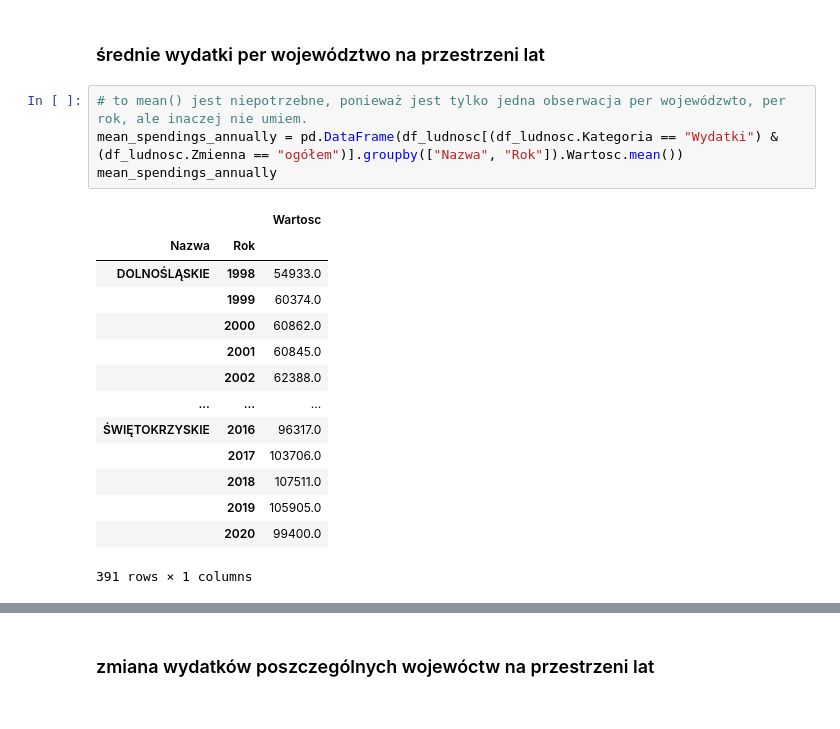
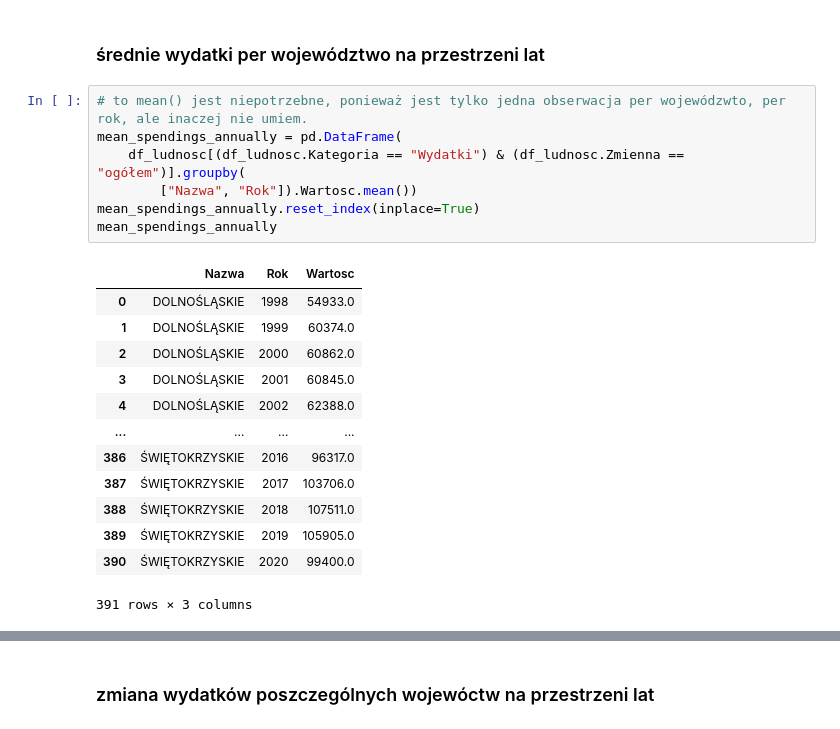
Before and after one commit to pjatk-boys/Projekt_EWD, a Jupyter notebook: notebooks/1_overview.ipynb, the cells around one changed output, grey strips where cells are left out. Saved outputs shown, nothing was run; the diff lists cells and outputs as text.

```diff
--- a/notebooks/1_overview.ipynb
+++ b/notebooks/1_overview.ipynb
@@ -221,20 +250,22 @@ df_ludnosc[(df_ludnosc.Kategoria == "Wydatki") & (df_ludnosc.Zmienna == "ogółe
 ### średnie wydatki per województwo na przestrzeni lat
 # %%
 # to mean() jest niepotrzebne, ponieważ jest tylko jedna obserwacja per wojewódzwto, per rok, ale inaczej nie umiem.
-mean_spendings_annually = pd.DataFrame(df_ludnosc[(df_ludnosc.Kategoria == "Wydatki") & (df_ludnosc.Zmienna == "ogółem")].groupby(["Nazwa", "Rok"]).Wartosc.mean())
+mean_spendings_annually = pd.DataFrame(
+    df_ludnosc[(df_ludnosc.Kategoria == "Wydatki") & (df_ludnosc.Zmienna == "ogółem")].groupby(
+        ["Nazwa", "Rok"]).Wartosc.mean())
+mean_spendings_annually.reset_index(inplace=True)
 mean_spendings_annually
 # %% [output]
-|  |  | Wartosc |
-| Nazwa | Rok |  |
-| DOLNOŚLĄSKIE | 1998 | 54933.0 |
-|  | 1999 | 60374.0 |
-|  | 2000 | 60862.0 |
-|  | 2001 | 60845.0 |
-|  | 2002 | 62388.0 |
-| ... | ... | ... |
-| ŚWIĘTOKRZYSKIE | 2016 | 96317.0 |
-|  | 2017 | 103706.0 |
-|  | 2018 | 107511.0 |
-|  | 2019 | 105905.0 |
-|  | 2020 | 99400.0 |
+|  | Nazwa | Rok | Wartosc |
+| 0 | DOLNOŚLĄSKIE | 1998 | 54933.0 |
+| 1 | DOLNOŚLĄSKIE | 1999 | 60374.0 |
+| 2 | DOLNOŚLĄSKIE | 2000 | 60862.0 |
+| 3 | DOLNOŚLĄSKIE | 2001 | 60845.0 |
+| 4 | DOLNOŚLĄSKIE | 2002 | 62388.0 |
+| ... | ... | ... | ... |
+| 386 | ŚWIĘTOKRZYSKIE | 2016 | 96317.0 |
+| 387 | ŚWIĘTOKRZYSKIE | 2017 | 103706.0 |
+| 388 | ŚWIĘTOKRZYSKIE | 2018 | 107511.0 |
+| 389 | ŚWIĘTOKRZYSKIE | 2019 | 105905.0 |
+| 390 | ŚWIĘTOKRZYSKIE | 2020 | 99400.0 |
-391 rows × 1 columns
+391 rows × 3 columns
```
Also changed, not shown: parts of 20 cells of this notebook.
